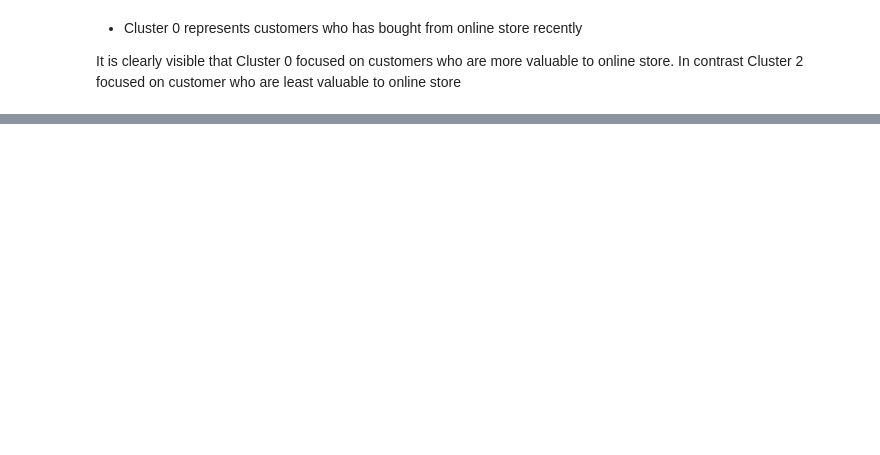
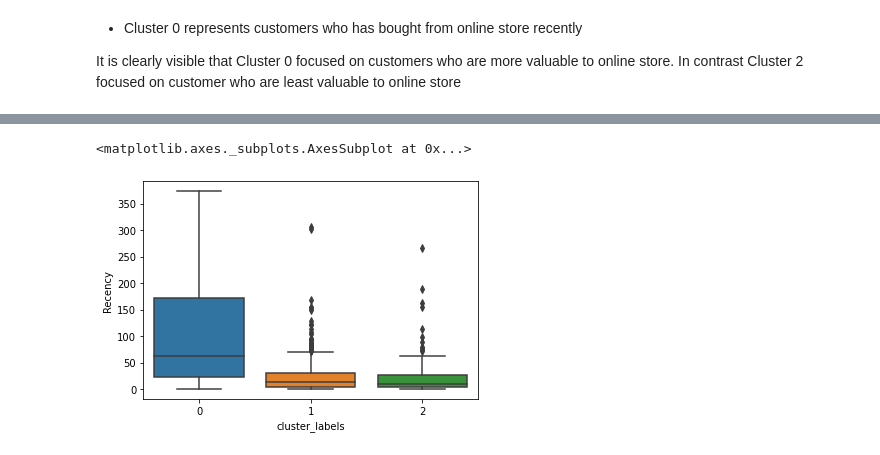
Before and after one commit to Dharani-Arumugam/Machine-Learning, a Jupyter notebook: Clustering/Clustering - Online Retail Store.ipynb, the cells around one changed output, grey strips where cells are left out. Saved outputs shown, nothing was run; the diff lists cells and outputs as text; code cells hidden in the pictures; blank space fills up the shorter version.

```diff
--- a/Clustering/Clustering - Online Retail Store.ipynb
+++ b/Clustering/Clustering - Online Retail Store.ipynb
@@ -430,0 +475,4 @@ It is clearly visible that Cluster 0 focused on customers who are more valuable
+# %%
+# assign cluster labels
+grouped_df['cluster_labels'] = cluster_labels
+grouped_df.head()
@@ -430,0 +486,6 @@ It is clearly visible that Cluster 0 focused on customers who are more valuable
+# %%
+# plots
+sns.boxplot(x='cluster_labels', y='Recency', data=grouped_df)
+# %% [output]
+<matplotlib.axes._subplots.AxesSubplot at 0x...>
+[figure, added]
```
Also changed, not shown: parts of 17 cells of this notebook.
